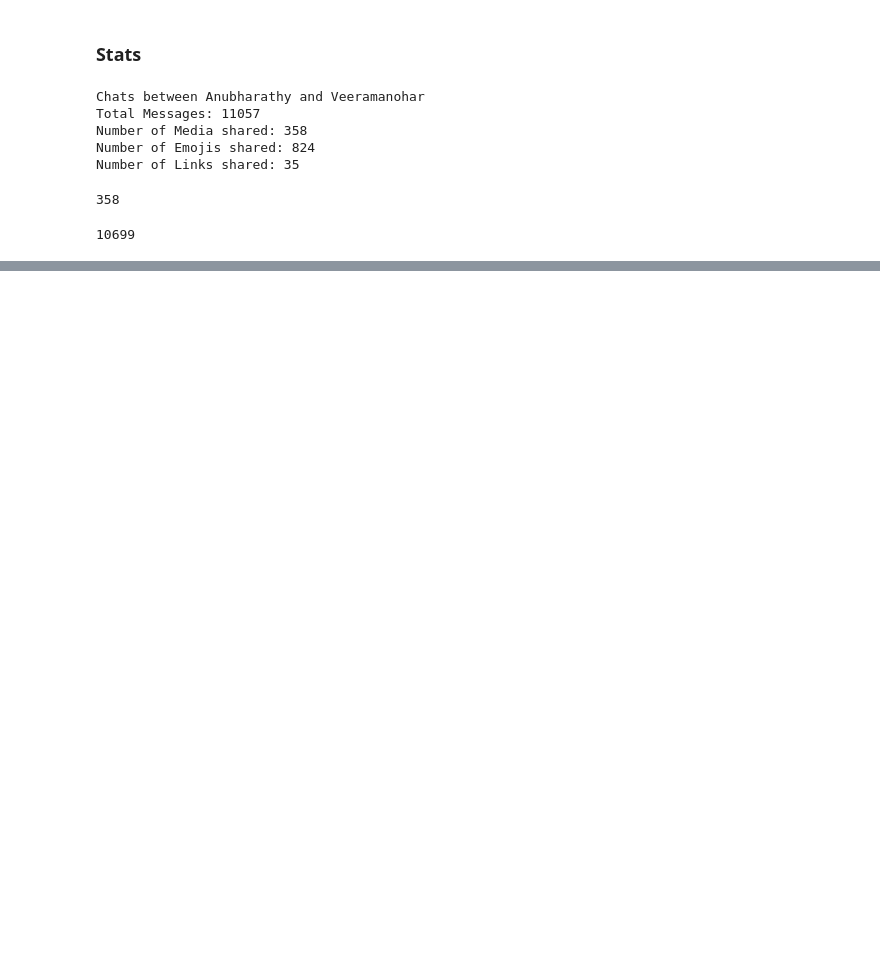
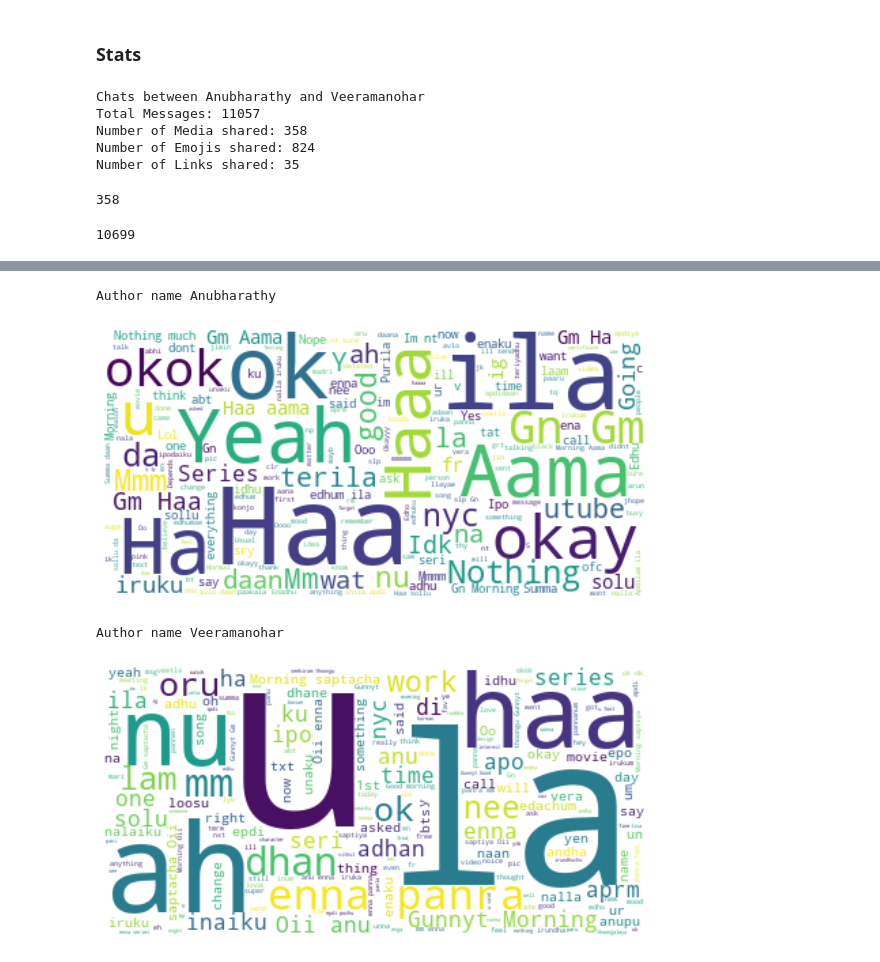
Before and after one commit to imveeru/Whatsapp-Chat-Analysis, a Jupyter notebook: Whatsapp Chat Analysis.ipynb, the cells around one changed output, grey strips where cells are left out. Drawn from its saved outputs; the diff is of its cells as text; code cells hidden in the pictures; blank space fills up the shorter version.

```diff
--- a/Whatsapp Chat Analysis.ipynb
+++ b/Whatsapp Chat Analysis.ipynb
@@ -194,7 +194,7 @@ for i in range(len(authors_list)):
     media = media_messages_df[media_messages_df['Author'] == authors_list[i]].shape[0]
     print(f'Media Messages Sent - {media}')
     emojis=sum(req_df['emoji'].str.len())
-    print(f'Emojis Sent - {emojis}\n')
+    print(f'Emojis Sent - {emojis}')
 
     total_emojis_list = list(set([a for b in req_df.emoji for a in b]))
     total_emojis = len(total_emojis_list)
@@ -202,8 +202,8 @@ for i in range(len(authors_list)):
     total_emojis_list = list([a for b in req_df.emoji for a in b])
     emoji_dict = dict(Counter(total_emojis_list))
     emoji_dict = sorted(emoji_dict.items(), key=lambda x: x[1], reverse=True)
-    for i in emoji_dict:
-      print(i,end=" ")
+    #for i in emoji_dict:
+      #print(i,end=" ")
 
     emoji_df = pd.DataFrame(emoji_dict, columns=['emoji', 'count'])
 
@@ -247,0 +258,18 @@ fig.show()
+# %%
+for i in range(len(authors_list)):
+  dummy_df = messages_df[messages_df['Author'] == authors_list[i]]
+  text = " ".join(review for review in dummy_df.Message)
+  stopwords = set(STOPWORDS)
+  #Generate a word cloud image
+  print('Author name',authors_list[i])
+  wordcloud = WordCloud(stopwords=stopwords, background_color="white").generate(text)
+  #Display the generated image
+  plt.figure( figsize=(10,5))
+  plt.imshow(wordcloud, interpolation='bilinear')
+  plt.axis("off")
+  plt.show()
+# %% [output]
+Author name Anubharathy
+[figure, added]
+Author name Veeramanohar
+[figure, added]
```
Also changed, not shown: parts of 3 cells of this notebook, 1 other file.
